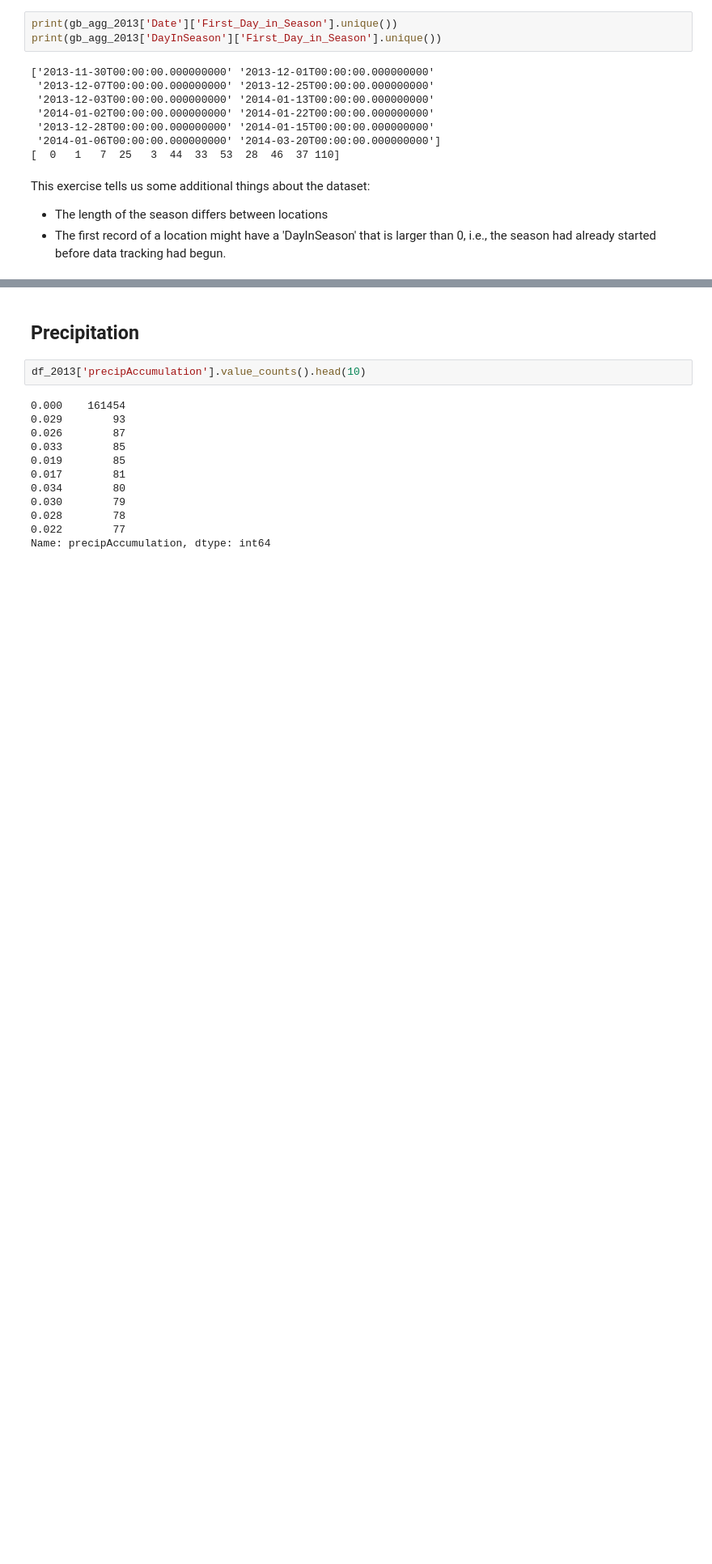
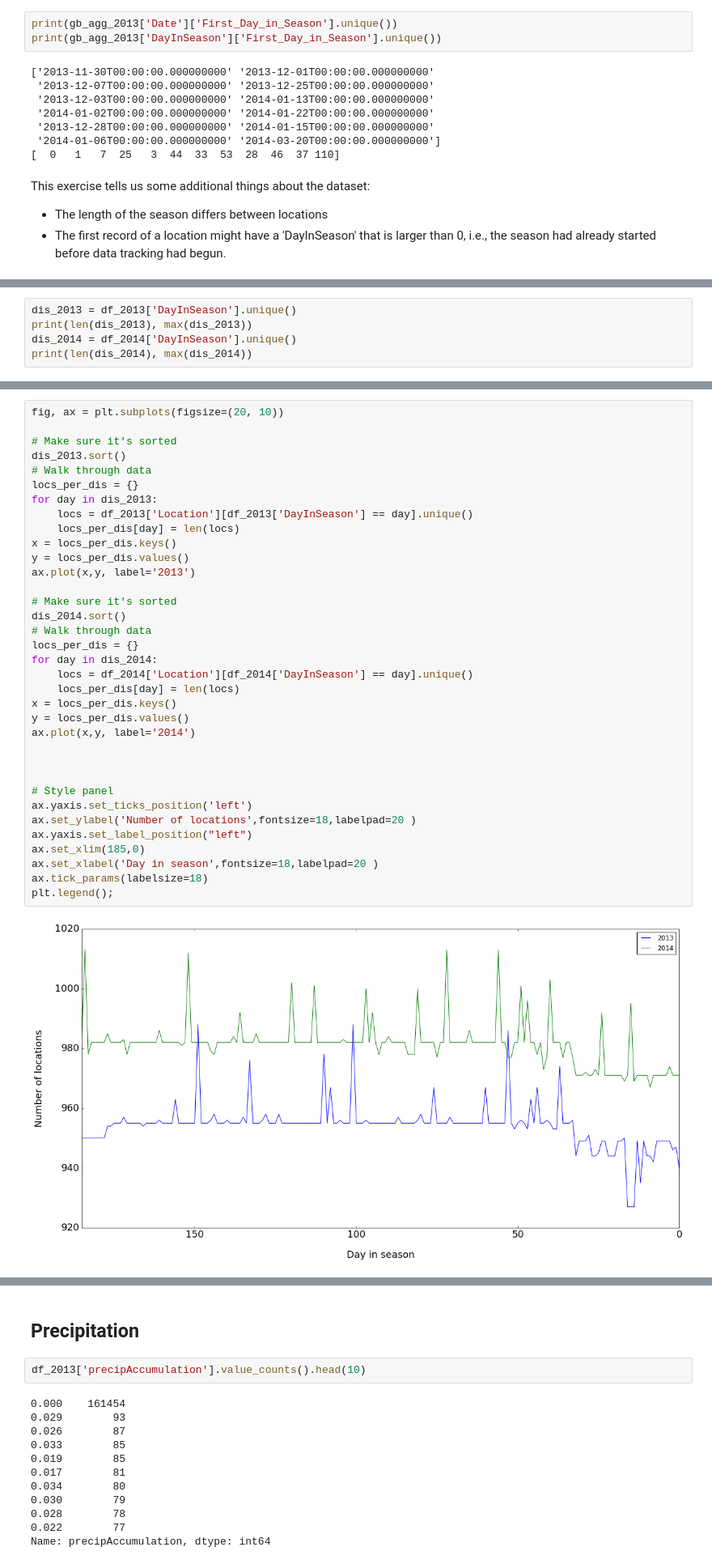
Before and after one commit to cleipski/CropPredict, a Jupyter notebook: 01_data_exploration.ipynb, the cells around one changed output, grey strips where cells are left out. Shown: that part at 81% size. Drawn from its saved outputs; the diff is of its cells as text; blank space fills up the shorter version.

```diff
--- a/01_data_exploration.ipynb
+++ b/01_data_exploration.ipynb
@@ -646,0 +727,5 @@ This exercise tells us some additional things about the dataset:
+# %%
+dis_2013 = df_2013['DayInSeason'].unique()
+print(len(dis_2013), max(dis_2013))
+dis_2014 = df_2014['DayInSeason'].unique()
+print(len(dis_2014), max(dis_2014))
@@ -646,0 +737,37 @@ This exercise tells us some additional things about the dataset:
+# %%
+fig, ax = plt.subplots(figsize=(20, 10))
+
+# Make sure it's sorted
+dis_2013.sort()
+# Walk through data
+locs_per_dis = {}
+for day in dis_2013:
+    locs = df_2013['Location'][df_2013['DayInSeason'] == day].unique()
+    locs_per_dis[day] = len(locs)
+x = locs_per_dis.keys()
+y = locs_per_dis.values()
+ax.plot(x,y, label='2013')
+
+# Make sure it's sorted
+dis_2014.sort()
+# Walk through data
+locs_per_dis = {}
+for day in dis_2014:
+    locs = df_2014['Location'][df_2014['DayInSeason'] == day].unique()
+    locs_per_dis[day] = len(locs)
+x = locs_per_dis.keys()
+y = locs_per_dis.values()
+ax.plot(x,y, label='2014')
+
+
+
+# Style panel
+ax.yaxis.set_ticks_position('left')
+ax.set_ylabel('Number of locations',fontsize=18,labelpad=20 )
+ax.yaxis.set_label_position("left")
+ax.set_xlim(185,0)
+ax.set_xlabel('Day in season',fontsize=18,labelpad=20 )
+ax.tick_params(labelsize=18)
+plt.legend();
+# %% [output]
+[figure, added]
```
Also changed, not shown: parts of 35 cells of this notebook.
